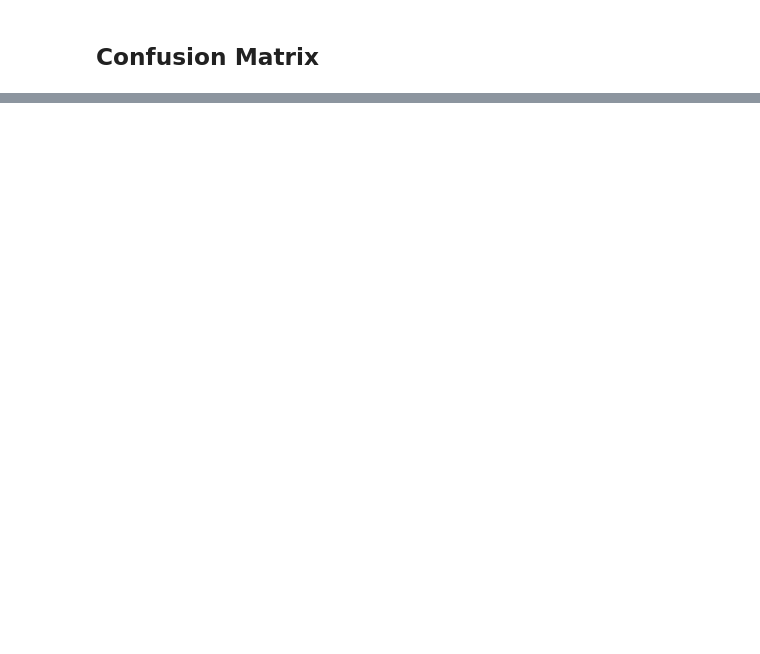
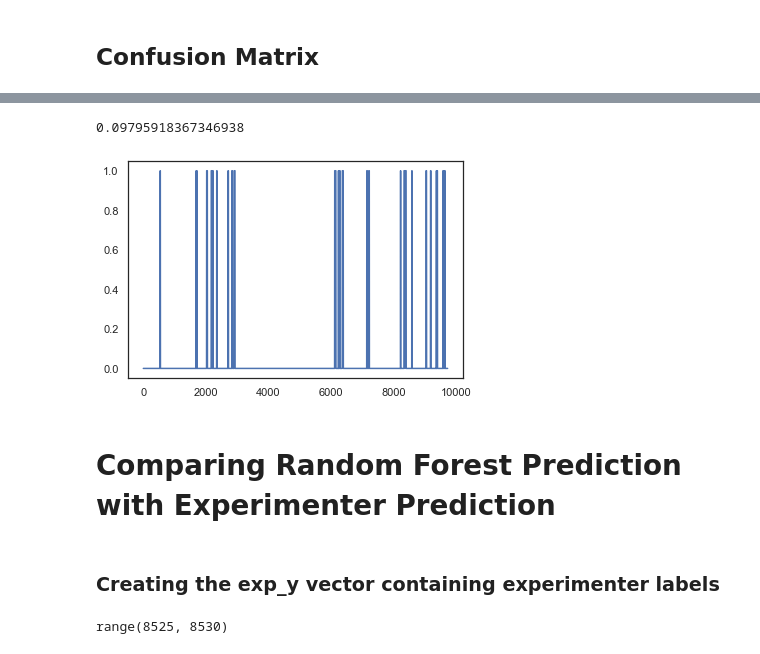
Before and after one commit to FraTozz/mouseTracking, a Jupyter notebook: behaviourClassifier.ipynb, the cells around one changed output, grey strips where cells are left out. Drawn from its saved outputs; the diff is of its cells as text; code cells hidden in the pictures; blank space fills up the shorter version.

```diff
--- a/behaviourClassifier.ipynb
+++ b/behaviourClassifier.ipynb
@@ -350,0 +355,8 @@ weighted avg       0.99      0.99      0.99     37797
+# %%
+#Opening all the .mp4(DLC-Analized) files in the specified directory (mp4 because DLC usuallyy creates mp4 files)
+newPath = r'C:\Users\Francesca\Desktop\Lab\Esperimenti\DLC\Videos\231121\T1-ST2'
+extension1 = 'mp4'
+extension2 = 'csv'
+os.chdir(newPath)
+newVideos = glob.glob('*.{}'.format(extension1)) #list of all the videos
+newTrackingFiles = glob.glob('*-filtered.{}'.format(extension2)) #list of the tracking files
@@ -350,0 +543,25 @@ weighted avg       0.99      0.99      0.99     37797
+# %%
+# New Video Prediction by the Random Forest Classifier
+X_data = newDf_x.to_numpy()
+X_t = scaler.transform(X_data)
+y_pred = model.predict(X_t)
+
+fps = 25
+obj1Frames = 0
+obj2Frames = 0
+for nFrames in range(y_pred.shape[0]):
+    if X_t[nFrames][0] < X_t[nFrames][1]:
+        obj1Frames = obj1Frames + y_pred[nFrames]
+    else:
+        obj2Frames = obj2Frames + y_pred[nFrames]
+
+obj1Time = obj1Frames/fps
+obj2Time = obj2Frames/fps
+predDI = (obj1Time - obj2Time)/(obj1Time + obj2Time)
+plt.plot(y_pred)
+print(predDI)
+# %% [output]
+0.09795918367346938
+[figure, added]
+# %% [markdown]
+# Comparing Random Forest Prediction with Experimenter Prediction
@@ -350,0 +582,2 @@ weighted avg       0.99      0.99      0.99     37797
+# %% [markdown]
+### Creating the exp_y vector containing experimenter labels
@@ -350,0 +591,5 @@ weighted avg       0.99      0.99      0.99     37797
+# %%
+ic = 0
+range(int(exp_df[('Exp', 'Start')][ik]), int(exp_df[('Exp', 'Stop')][ik])+1)
+# %% [output]
+range(8525, 8530)
```
Also changed, not shown: parts of 20 cells of this notebook.
